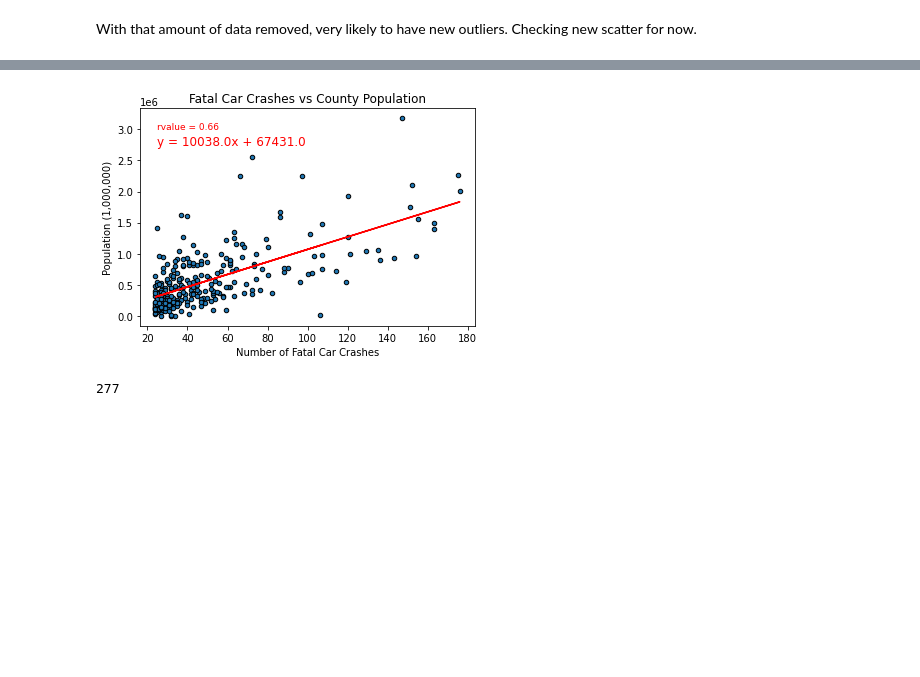
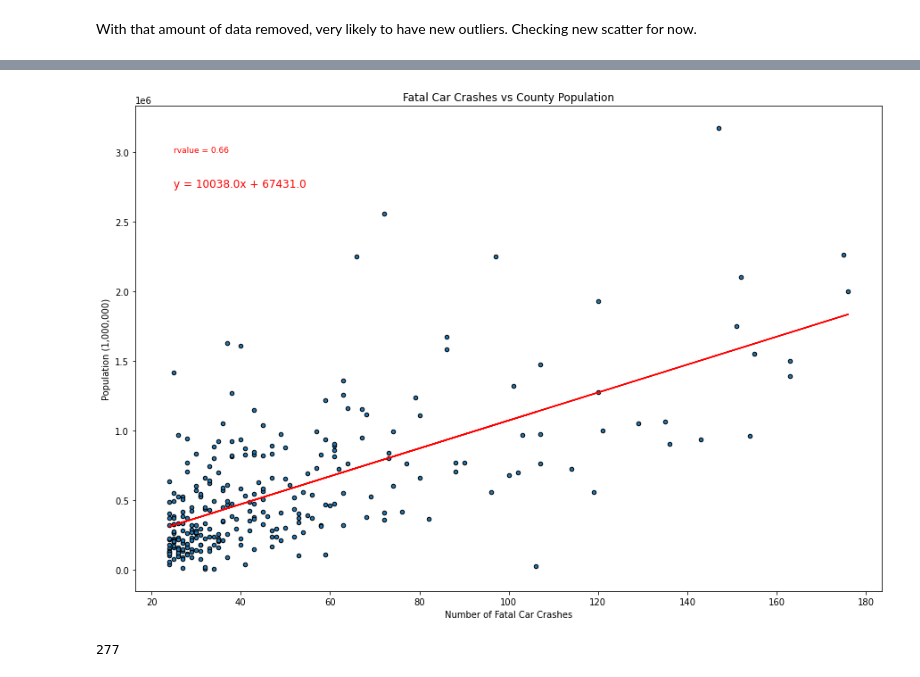
Before and after one commit to jordanroessle/project-one, a Jupyter notebook: pop_vs_crashes_analysis.ipynb, the cells around one changed output, grey strips where cells are left out. Drawn from its saved outputs; the diff is of its cells as text; code cells hidden in the pictures; blank space fills up the shorter version.

```diff
--- a/pop_vs_crashes_analysis.ipynb
+++ b/pop_vs_crashes_analysis.ipynb
@@ -113,30 +119,33 @@ plt.show()
 # %%
 #I want to take a look at data > 23 since that is a very low number of crashes
 #277 of the 398 outliers are contained in this dataframe
 
 crashes = df[(df.CrashCount > 23) & (df.CrashCount < 200)]
 crashes.plot('CrashCount',
         'Population',
         kind='scatter',
         title = 'Fatal Car Crashes vs County Population',
-        edgecolor='black'
+        edgecolor='black',
+        figsize = (15, 10)
        )
 
 (slope, intercept, rvalue, pvalue, stderr) = stats.linregress(crashes.CrashCount, crashes.Population)
 line_eq = f'y = {round(slope, 0)}x + {round(intercept, 0)}'
 r_statement = f'rvalue = {round(rvalue, 2)}'
 regress_values =  slope * crashes.CrashCount + intercept
 
 plt.annotate(line_eq, (25, 2750000), fontsize = 12, color='r')
 plt.annotate(r_statement, (25, 3000000), fontsize = 9, color='r')
 plt.plot(crashes.CrashCount, regress_values, color='r')
 
 plt.ylabel('Population (1,000,000)')
 plt.xlabel('Number of Fatal Car Crashes')
 
+plt.savefig('figures/PopVsCrash20to200.png', format = 'png')
+
 plt.show()
 # %% [output]
-[figure, old version]
+[figure, new version]
 # %%
 crashes.shape[0]
 # %% [output]
```
Also changed, not shown: parts of 3 cells of this notebook, 4 other files.
